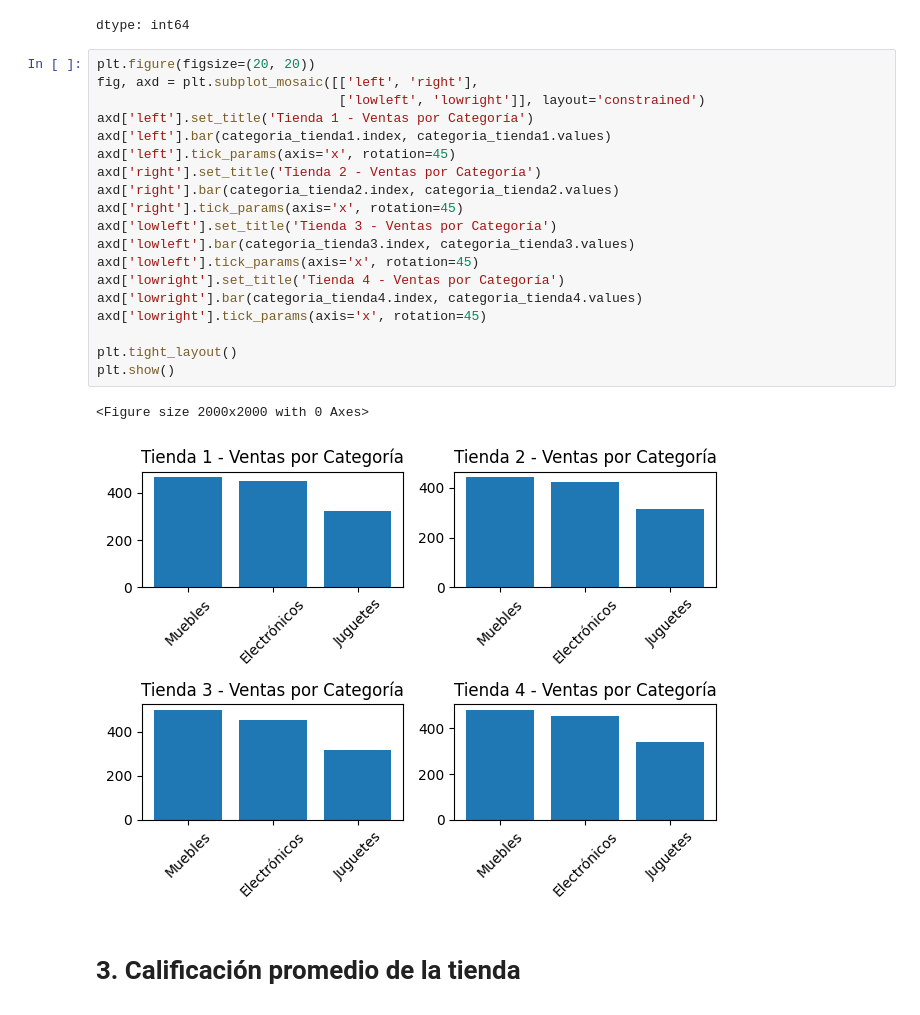
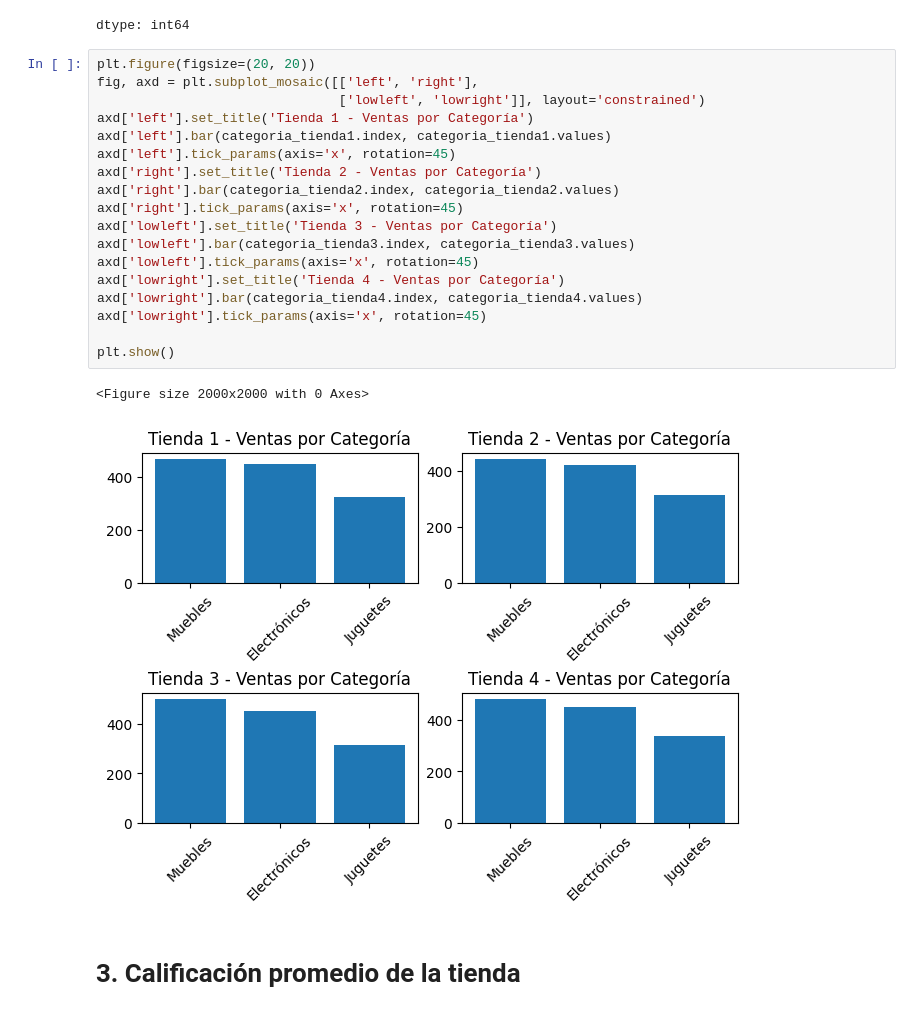
Before and after one commit to armando030/analisis-py, a Jupyter notebook: AluraStoreLatam.ipynb, the cells around one changed output. Saved outputs shown, nothing was run; the diff lists cells and outputs as text.

```diff
--- a/AluraStoreLatam.ipynb
+++ b/AluraStoreLatam.ipynb
@@ -124,25 +124,24 @@ dtype: int64
 # %%
 plt.figure(figsize=(20, 20))
 fig, axd = plt.subplot_mosaic([['left', 'right'],
                                ['lowleft', 'lowright']], layout='constrained')
 axd['left'].set_title('Tienda 1 - Ventas por Categoría')
 axd['left'].bar(categoria_tienda1.index, categoria_tienda1.values)
 axd['left'].tick_params(axis='x', rotation=45)
 axd['right'].set_title('Tienda 2 - Ventas por Categoría')
 axd['right'].bar(categoria_tienda2.index, categoria_tienda2.values)
 axd['right'].tick_params(axis='x', rotation=45)
 axd['lowleft'].set_title('Tienda 3 - Ventas por Categoría')
 axd['lowleft'].bar(categoria_tienda3.index, categoria_tienda3.values)
 axd['lowleft'].tick_params(axis='x', rotation=45)
 axd['lowright'].set_title('Tienda 4 - Ventas por Categoría')
 axd['lowright'].bar(categoria_tienda4.index, categoria_tienda4.values)
 axd['lowright'].tick_params(axis='x', rotation=45)
 
-plt.tight_layout()
 plt.show()
 # %% [output]
 <Figure size 2000x2000 with 0 Axes>
-[figure, old version]
+[figure, new version]
 # %% [markdown]
 # 3. Calificación promedio de la tienda
 # %% [markdown]
```
Also changed, not shown: parts of 9 cells of this notebook.
